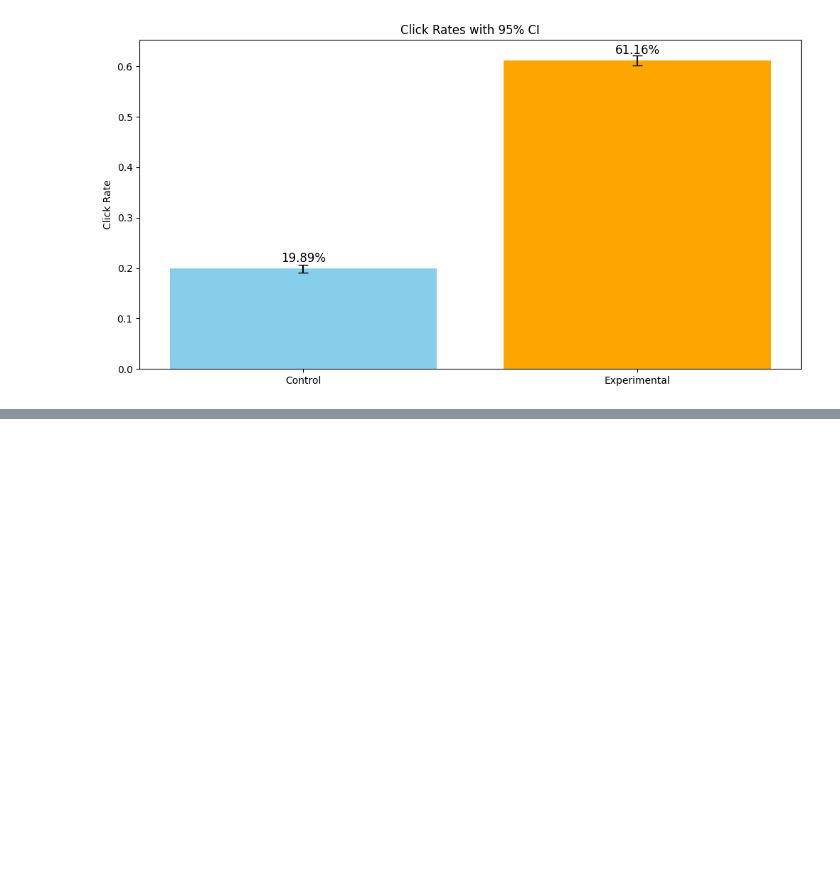
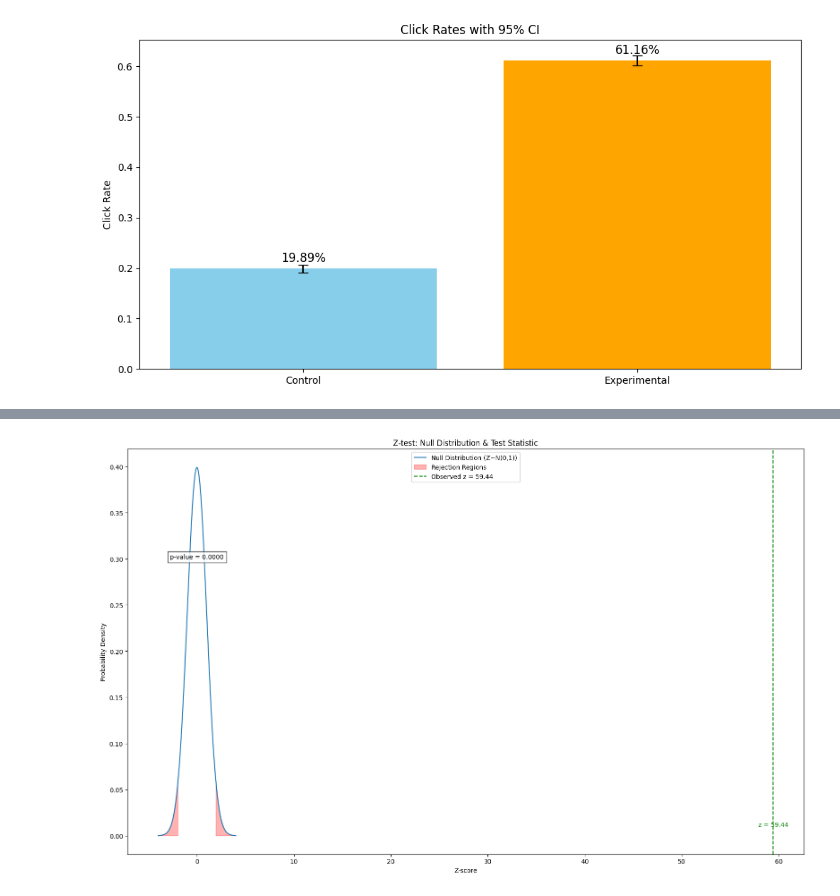
Before and after one commit to PIETRO-ing/ab_test_click_through_rate_analysis, a Jupyter notebook: ab_test_analysis.ipynb, the cells around one changed output, grey strips where cells are left out. Drawn from its saved outputs; the diff is of its cells as text; code cells hidden in the pictures; blank space fills up the shorter version.

```diff
--- a/ab_test_analysis.ipynb
+++ b/ab_test_analysis.ipynb
@@ -369,0 +404,26 @@ plt.savefig('plots/click_rates_with_95_perc_ci.png')
+# %%
+plt.figure(figsize=(16,10))
+
+x = np.linspace(-4, 4, 1000)
+y = norm.pdf(x)
+
+# plot Z-score on Normal Distribution
+plt.plot(x, y, label='Null Distribution (Z~N(0,1))')
+plt.fill_between(x, 0, norm.pdf(x), where=(np.abs(x) > Z_crit), color='red', alpha=0.3, label='Rejection Regions')
+
+# Mark the observed z-score
+plt.axvline(Test_stat, color='green', linestyle='--', label=f'Observed z = {Test_stat:.2f}')
+plt.text(Test_stat, norm.pdf(Test_stat)+0.01, f'z = {Test_stat:.2f}', color='green', ha='center')
+plt.text(0, 0.3, f'p-value = {p_value:.4f}', ha='center', fontsize=10, bbox=dict(facecolor='white', alpha=0.8))
+
+plt.title('Z-test: Null Distribution & Test Statistic')
+plt.xlabel('Z-score')
+plt.ylabel('Probability Density')
+plt.legend(loc='upper center')
+
+plt.tight_layout()
+plt.savefig('plots/z_test_null_distribution_and_test_statistic.png')
+
+plt.show()
+# %% [output]
+[figure, added]
```
Also changed, not shown: parts of 4 cells of this notebook, 3 other files.
